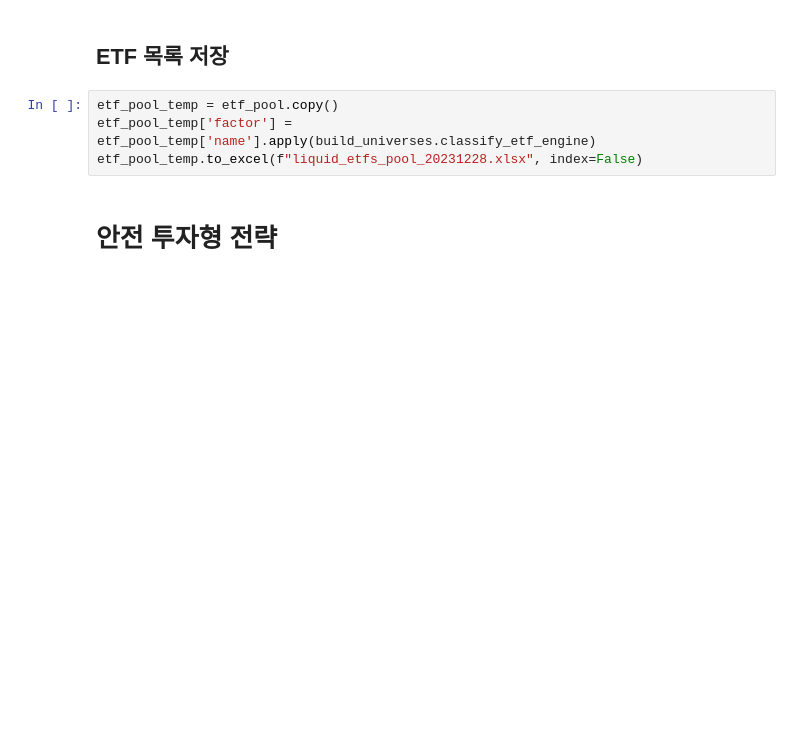
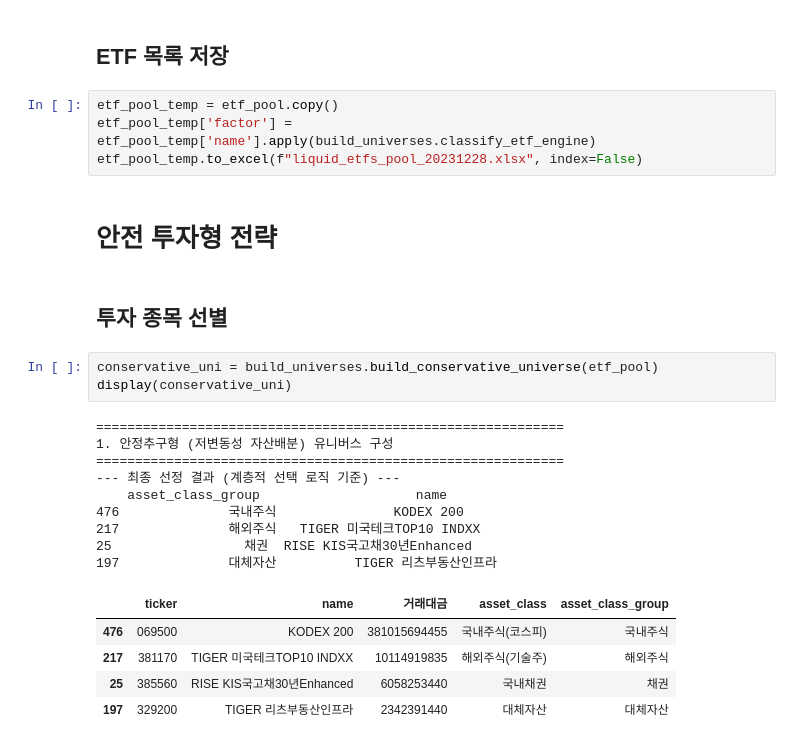
Before and after one commit to KWH9788/lecture, a Jupyter notebook: FinanceProject/ticker_selecter.ipynb, the cells around one changed output. Saved outputs shown, nothing was run; the diff lists cells and outputs as text; blank space fills up the shorter version.

```diff
--- a/FinanceProject/ticker_selecter.ipynb
+++ b/FinanceProject/ticker_selecter.ipynb
@@ -35,4 +51,24 @@ etf_pool_temp['factor'] = etf_pool_temp['name'].apply(build_universes.classify_e
 etf_pool_temp.to_excel(f"liquid_etfs_pool_20231228.xlsx", index=False)
 # %% [markdown]
 # 안전 투자형 전략
+# %% [markdown]
+## 투자 종목 선별
+# %%
+conservative_uni = build_universes.build_conservative_universe(etf_pool)
+display(conservative_uni)
+# %% [output]
+============================================================
+1. 안정추구형 (저변동성 자산배분) 유니버스 구성
+============================================================
+--- 최종 선정 결과 (계층적 선택 로직 기준) ---
+    asset_class_group                    name
+476              국내주식               KODEX 200
+217              해외주식   TIGER 미국테크TOP10 INDXX
+25                 채권  RISE KIS국고채30년Enhanced
+197              대체자산          TIGER 리츠부동산인프라
+|  | ticker | name | 거래대금 | asset_class | asset_class_group |
+| 476 | 069500 | KODEX 200 | 381015694455 | 국내주식(코스피) | 국내주식 |
+| 217 | 381170 | TIGER 미국테크TOP10 INDXX | 10114919835 | 해외주식(기술주) | 해외주식 |
+| 25 | 385560 | RISE KIS국고채30년Enhanced | 6058253440 | 국내채권 | 채권 |
+| 197 | 329200 | TIGER 리츠부동산인프라 | 2342391440 | 대체자산 | 대체자산 |
 # %% [markdown]
```
Also changed, not shown: parts of 13 cells of this notebook, 1 other file.
